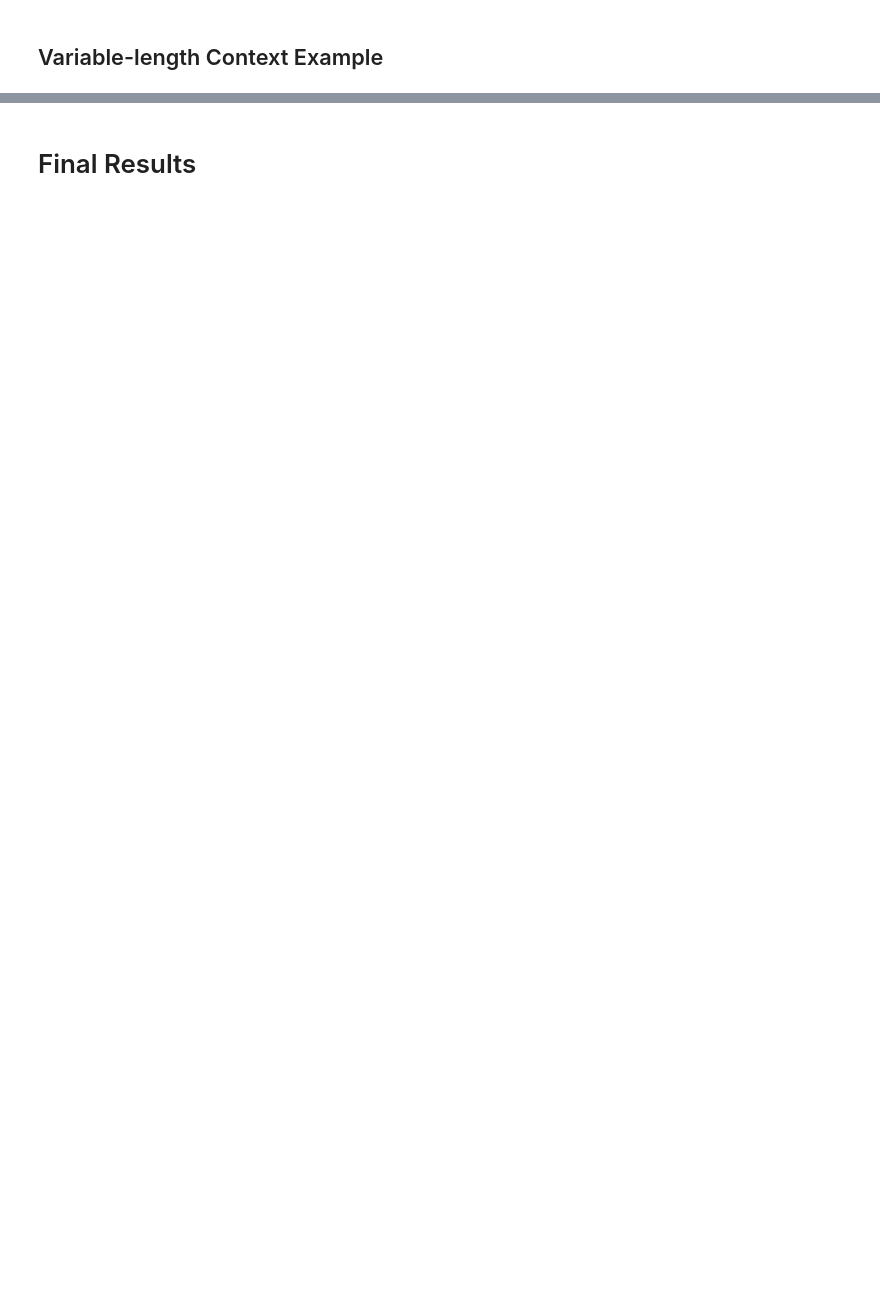
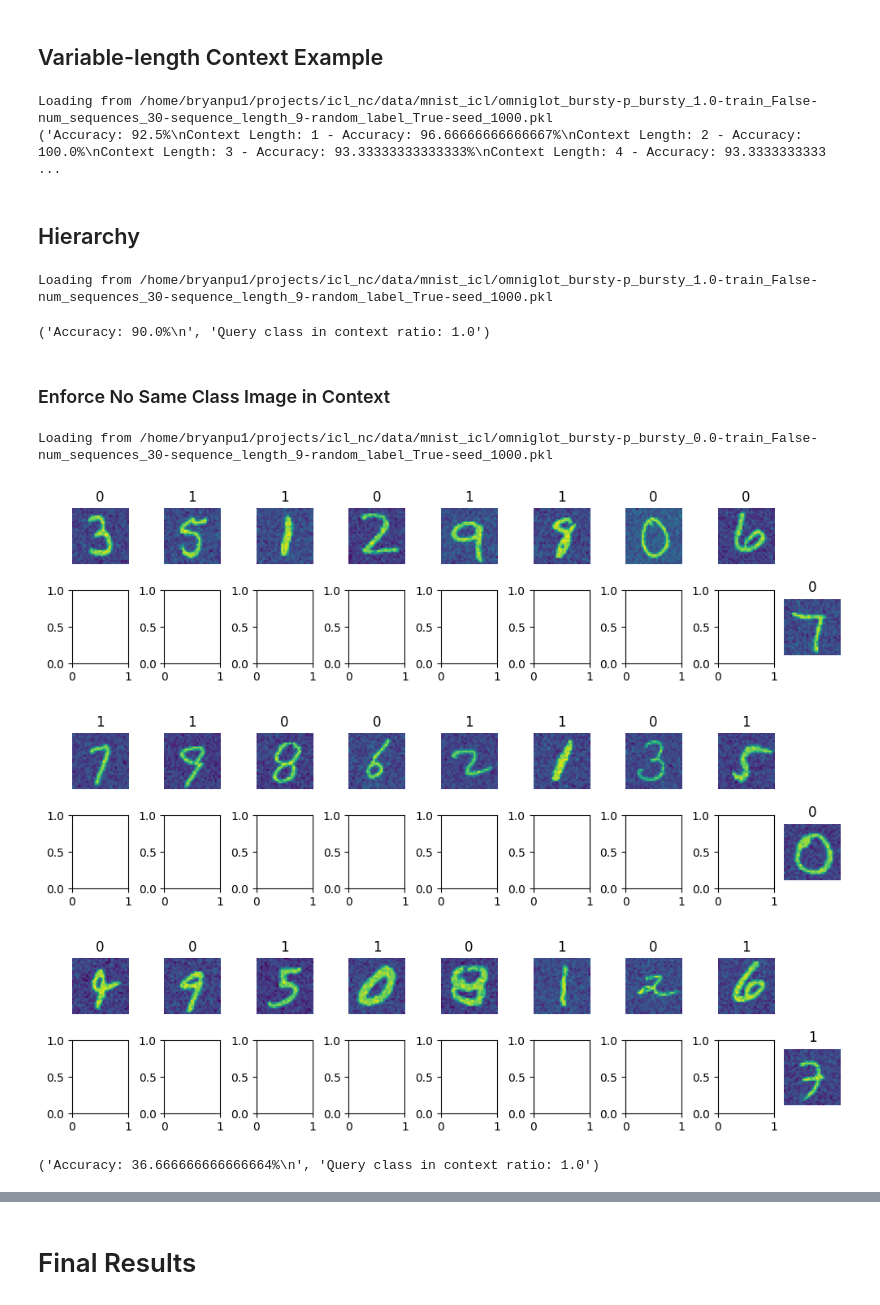
Before and after one commit to chanb/jaxl, a Jupyter notebook: scripts/icl/mnist/evaluate_icl.ipynb, the cells around one changed output, grey strips where cells are left out. Saved outputs shown, nothing was run; the diff lists cells and outputs as text; code cells hidden in the pictures; blank space fills up the shorter version.

```diff
--- a/scripts/icl/mnist/evaluate_icl.ipynb
+++ b/scripts/icl/mnist/evaluate_icl.ipynb
@@ -340,8 +388,7 @@ variable_length_context_config_dict = copy.deepcopy(
     config_dict["learner_config"]["dataset_config"]
 )
 variable_length_context_config_dict["dataset_kwargs"]["train"] = False
-variable_length_context_config_dict["dataset_kwargs"]["task_config"]["num_sequences"] = num_test_tasks ** 2
-variable_length_context_config_dict["dataset_kwargs"]["task_config"]["augmentation"] = False
+variable_length_context_config_dict["dataset_kwargs"]["task_config"]["num_sequences"] = num_test_tasks
 
 variable_length_context_config_dict["dataset_wrapper"]["type"] = "ContextDataset"
 variable_length_context_config_dict["dataset_wrapper"]["kwargs"]["include_query_class"] = True
@@ -363,3 +410,71 @@ variable_length_context_acc = evaluate(
     fixed_length=False,
 )
 print(variable_length_context_acc)
+# %% [output]
+Loading from /home/bryanpu1/projects/icl_nc/data/mnist_icl/omniglot_bursty-p_bursty_1.0-train_False-num_sequences_30-sequence_length_9-random_label_True-seed_1000.pkl
+('Accuracy: 92.5%\nContext Length: 1 - Accuracy: 96.66666666666667%\nContext Length: 2 - Accuracy: 100.0%\nContext Length: 3 - Accuracy: 93.33333333333333%\nContext Length: 4 - Accuracy: 93.3333333333 ...
+# %% [markdown]
+## Hierarchy
+# %%
+hierarchy_config_dict = copy.deepcopy(
+    config_dict["learner_config"]["dataset_config"]
+)
+hierarchy_config_dict["dataset_kwargs"]["train"] = False
+hierarchy_config_dict["dataset_kwargs"]["remap"] = True
+hierarchy_config_dict["dataset_kwargs"]["task_config"]["num_sequences"] = num_test_tasks
+hierarchy_config = parse_dict(hierarchy_config_dict)
+
+hierarchy_acc = evaluate(
+    exp_name=exp_name,
+    eval_name="hierarchy",
+    dataset_config=hierarchy_config,
+    seed=test_data_seed,
+    num_tasks=num_test_tasks,
+    max_label=CONST_AUTO,
+    batch_size=num_samples_per_task,
+    context_len=context_len,
+    num_workers=num_workers,
+    save=True,
+    visualize=False,
+    vis_num_samples=3,
+    fixed_length=fixed_length,
+)
+print(hierarchy_acc)
+# %% [output]
+Loading from /home/bryanpu1/projects/icl_nc/data/mnist_icl/omniglot_bursty-p_bursty_1.0-train_False-num_sequences_30-sequence_length_9-random_label_True-seed_1000.pkl
+('Accuracy: 90.0%\n', 'Query class in context ratio: 1.0')
+# %% [markdown]
+### Enforce No Same Class Image in Context
+# %%
+unique_classes_hierarchy_config_dict = copy.deepcopy(
+    config_dict["learner_config"]["dataset_config"]
+)
+unique_classes_hierarchy_config_dict["dataset_kwargs"]["train"] = False
+unique_classes_hierarchy_config_dict["dataset_kwargs"]["remap"] = True
+unique_classes_hierarchy_config_dict["dataset_kwargs"]["task_config"]["num_sequences"] = num_test_tasks
+unique_classes_hierarchy_config_dict["dataset_kwargs"]["task_config"]["p_bursty"] = 0.0
+unique_classes_hierarchy_config_dict["dataset_kwargs"]["task_config"]["unique_classes"] = True
+unique_classes_hierarchy_config = parse_dict(unique_classes_hierarchy_config_dict)
+
+unique_classes_hierarchy_acc = evaluate(
+    exp_name=exp_name,
+    eval_name="unique_classes_hierarchy",
+    dataset_config=unique_classes_hierarchy_config,
+    seed=test_data_seed,
+    num_tasks=num_test_tasks,
+    max_label=CONST_AUTO,
+    batch_size=num_samples_per_task,
+    context_len=context_len,
+    num_workers=num_workers,
+    save=True,
+    visualize=True,
+    vis_num_samples=3,
+    fixed_length=fixed_length,
+)
+print(unique_classes_hierarchy_acc)
+# %% [output]
+Loading from /home/bryanpu1/projects/icl_nc/data/mnist_icl/omniglot_bursty-p_bursty_0.0-train_False-num_sequences_30-sequence_length_9-random_label_True-seed_1000.pkl
+[figure, added]
+[figure, added]
+[figure, added]
+('Accuracy: 36.666666666666664%\n', 'Query class in context ratio: 1.0')
```
Also changed, not shown: parts of 12 cells of this notebook, 1 other file.
